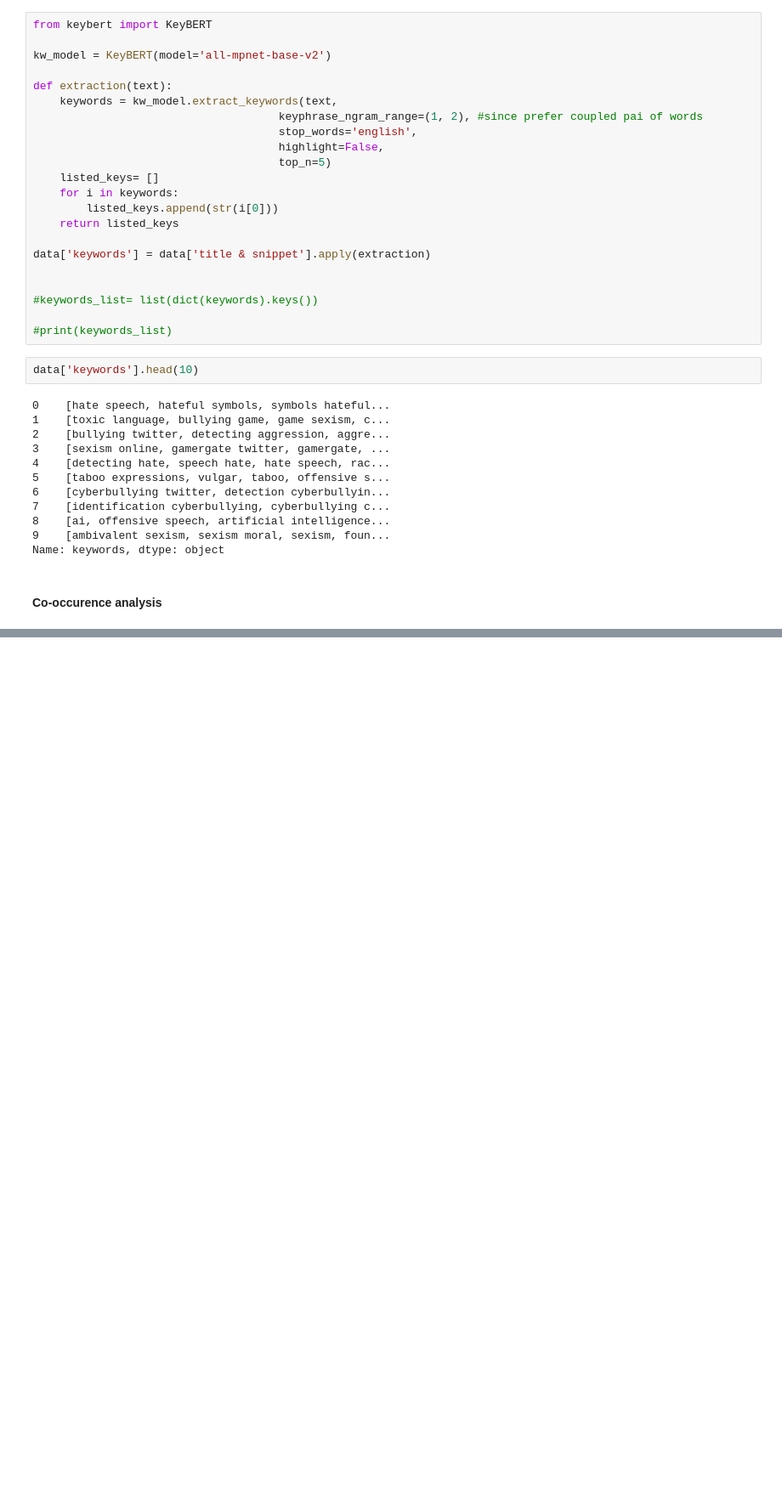
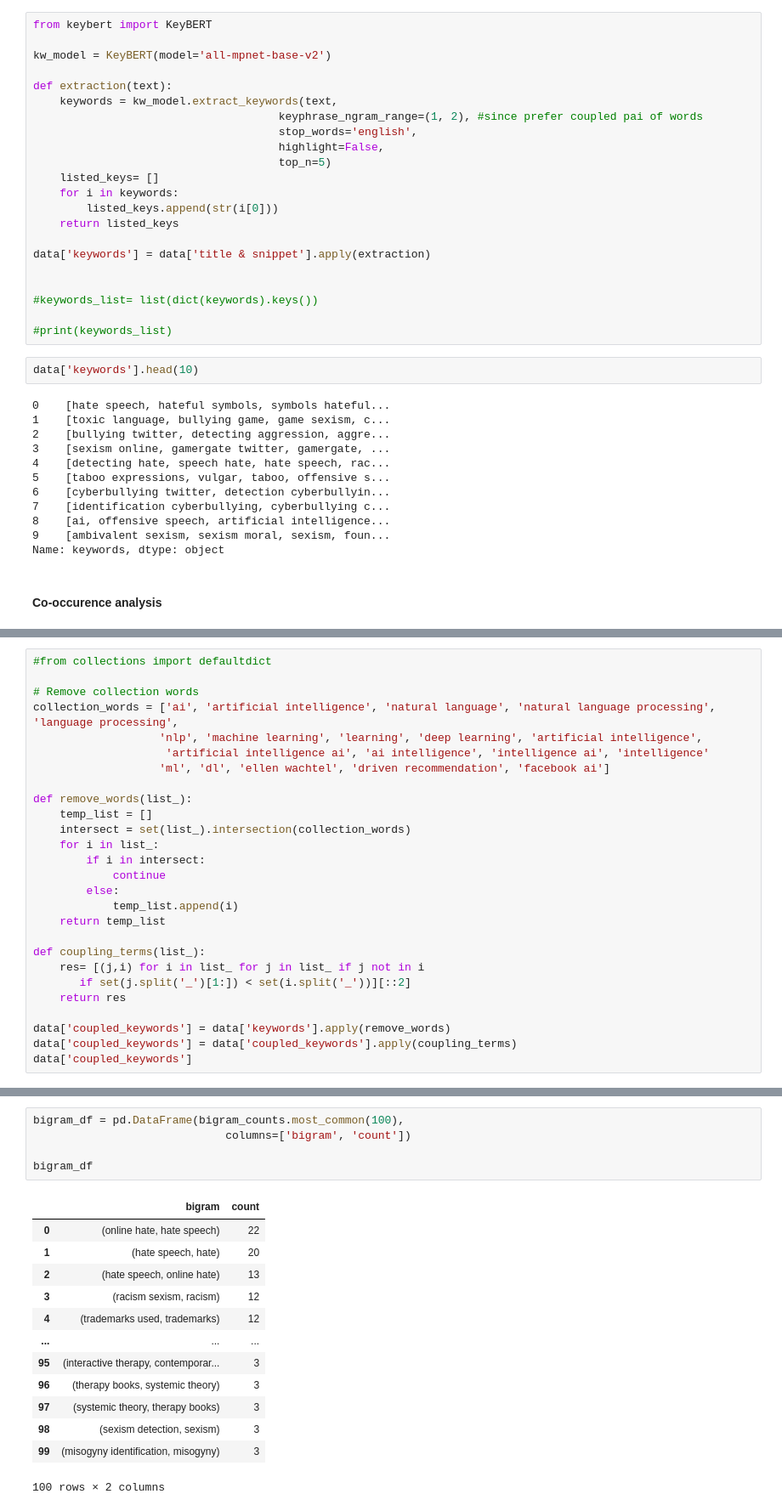
Before and after one commit to booktrackerGirl/Data-wrangling-and-analysis, a Jupyter notebook: Google Scholar Search/SerpAPI/serpapi_analysis.ipynb, the cells around one changed output, grey strips where cells are left out. Shown at 85% size. Drawn from its saved outputs; the diff is of its cells as text; blank space fills up the shorter version.

```diff
--- a/Google Scholar Search/SerpAPI/serpapi_analysis.ipynb
+++ b/Google Scholar Search/SerpAPI/serpapi_analysis.ipynb
@@ -811,0 +825,27 @@ Name: keywords, dtype: object
+# %%
+#from collections import defaultdict
+
+# Remove collection words
+collection_words = ['ai', 'artificial intelligence', 'natural language', 'natural language processing', 'language processing',
+                   'nlp', 'machine learning', 'learning', 'deep learning', 'artificial intelligence',
+                    'artificial intelligence ai', 'ai intelligence', 'intelligence ai', 'intelligence'
+                   'ml', 'dl', 'ellen wachtel', 'driven recommendation', 'facebook ai']
+
+def remove_words(list_):
+    temp_list = []
+    intersect = set(list_).intersection(collection_words)
+    for i in list_:
+        if i in intersect:
+            continue
+        else:
+            temp_list.append(i)
+    return temp_list
+
+def coupling_terms(list_):
+    res= [(j,i) for i in list_ for j in list_ if j not in i
+       if set(j.split('_')[1:]) < set(i.split('_'))][::2]
+    return res
+
+data['coupled_keywords'] = data['keywords'].apply(remove_words)
+data['coupled_keywords'] = data['coupled_keywords'].apply(coupling_terms)
+data['coupled_keywords']
@@ -811,0 +893,19 @@ Name: keywords, dtype: object
+# %%
+bigram_df = pd.DataFrame(bigram_counts.most_common(100),
+                             columns=['bigram', 'count'])
+
+bigram_df
+# %% [output]
+|  | bigram | count |
+| 0 | (online hate, hate speech) | 22 |
+| 1 | (hate speech, hate) | 20 |
+| 2 | (hate speech, online hate) | 13 |
+| 3 | (racism sexism, racism) | 12 |
+| 4 | (trademarks used, trademarks) | 12 |
+| ... | ... | ... |
+| 95 | (interactive therapy, contemporar... | 3 |
+| 96 | (therapy books, systemic theory) | 3 |
+| 97 | (systemic theory, therapy books) | 3 |
+| 98 | (sexism detection, sexism) | 3 |
+| 99 | (misogyny identification, misogyny) | 3 |
+100 rows × 2 columns
```
Also changed, not shown: parts of 7 cells of this notebook.
